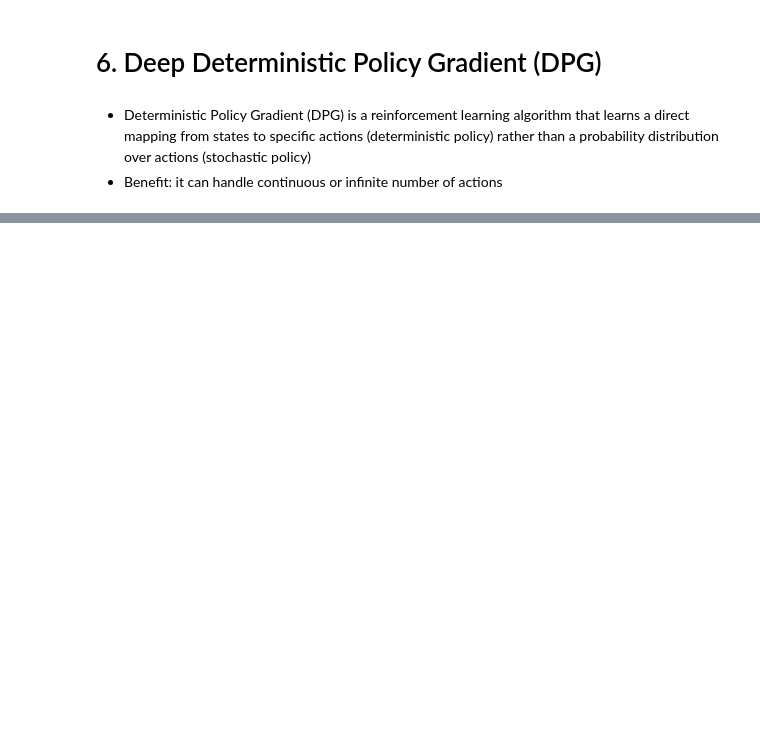
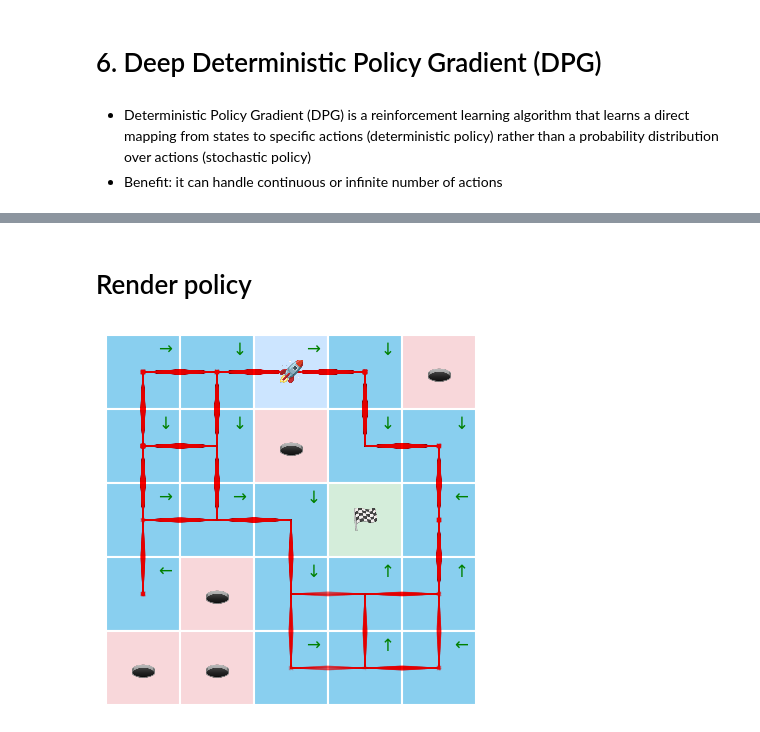
Before and after one commit to s-4-m-a-n/hands-on-reinforcement-learning, a Jupyter notebook: 8. Actor-Critic method/6. deep deterministic policy gradient (DDPG) method.ipynb, the cells around one changed output, grey strips where cells are left out. Saved outputs shown, nothing was run; the diff lists cells and outputs as text; code cells hidden in the pictures; blank space fills up the shorter version.

```diff
--- a/8. Actor-Critic method/6. deep deterministic policy gradient (DDPG) method.ipynb
+++ b/8. Actor-Critic method/6. deep deterministic policy gradient (DDPG) method.ipynb
@@ -58,6 +42,14 @@ class Actor(nn.Module):
     def forward(self, x: torch.Tensor) -> Categorical:
         return self.net(x)
 
+    def continuous_to_discrete(self, continuous_action):
+        """Maps range [-1, 1] to [0, 1, 2, 3]"""
+        val = continuous_action
+        if val < -0.5: return 0    # Left
+        elif val < 0: return 1     # Down
+        elif val < 0.5: return 2    # Right
+        else: return 3
+
     def policy_table(self, env):
         states = [State(s_idx, env.n_cols) for s_idx in range(env.n_states)]
         policy = np.zeros(env.n_states, dtype=np.int8)
@@ -66,7 +58,7 @@ class Actor(nn.Module):
             state_vec = torch.Tensor(state_vec).unsqueeze(0) # 1 X feat_vec
             with torch.no_grad():
                 action = self.forward(state_vec)
-                policy[state.idx] = action.item()
+                policy[state.idx] = self.continuous_to_discrete(action.item())
         return policy
 # %%
 class Critic(nn.Module):
@@ -187,9 +177,13 @@ class DDPGAgent:
 def train(env, n_episodes, gamma=0.99, lr_actor=1e-4, lr_critic=1e-4):
     actor = Actor(env.n_states, action_dim=1)
     target_actor = Actor(env.n_states, action_dim=1)
+    target_actor.load_state_dict(actor.state_dict())
+    target_actor.eval()
 
     critic = Critic(env.n_states, action_dim=1)
     target_critic = Critic(env.n_states, action_dim=1)
+    target_critic.load_state_dict(critic.state_dict())
+    target_critic.eval()
 
     agent = DDPGAgent(env, actor, target_actor, critic, target_critic,
                       lr_actor=lr_actor, lr_critic=lr_critic, gamma=gamma)
@@ -206,7 +200,7 @@ def train(env, n_episodes, gamma=0.99, lr_actor=1e-4, lr_critic=1e-4):
 
         while True:
             trajectory.append(s.coord)
-            result = env.step(s, a)
+            result = env.step(s, a, continuous_action=True)
             r = result["reward"]
             next_s = result["new_state"]
             next_s_feat = next_s.get_state_feature_vec(env.n_states)
@@ -228,13 +222,14 @@ def train(env, n_episodes, gamma=0.99, lr_actor=1e-4, lr_critic=1e-4):
             if is_terminated:
                 break
 
+
         trajectory_histories.append(trajectory)
 
-        if episode_idx % 500 == 0:
+        if episode_idx % 1000 == 0:
             print("critic loss: ", c_loss, " actor loss: ", a_loss)
             print("Return: ", G)
 
-            policy = agent.actor.policy_table(env)
+            policy = agent.target_actor.policy_table(env)
             policy_histories.append(policy)
 
     return policy_histories, trajectory_histories
@@ -261,5 +256,5 @@ frozen_lake = FrozenLakeEnvironment(grid=lake_grid,
                                     reward_points=reward_points,
                                     slippery=True)
 # %%
-policy_histories, v_histories, trajectory_histories = train(frozen_lake, n_episodes=100)
+policy_histories, trajectory_histories = train(frozen_lake, n_episodes=25000)
 # %% [output]
@@ -266,0 +278,4 @@ TypeError: linear(): argument 'input' (position 1) must be Tensor, not numpy.nda
+# %%
+policy = policy_histories[-1]
+# %% [markdown]
+# Render policy
@@ -266,0 +285,4 @@ TypeError: linear(): argument 'input' (position 1) must be Tensor, not numpy.nda
+# %%
+plot_trajectory_history(frozen_lake, trajectory_histories, policy)
+# %% [output]
+[figure, added]
```
Also changed, not shown: parts of 4 cells of this notebook.
